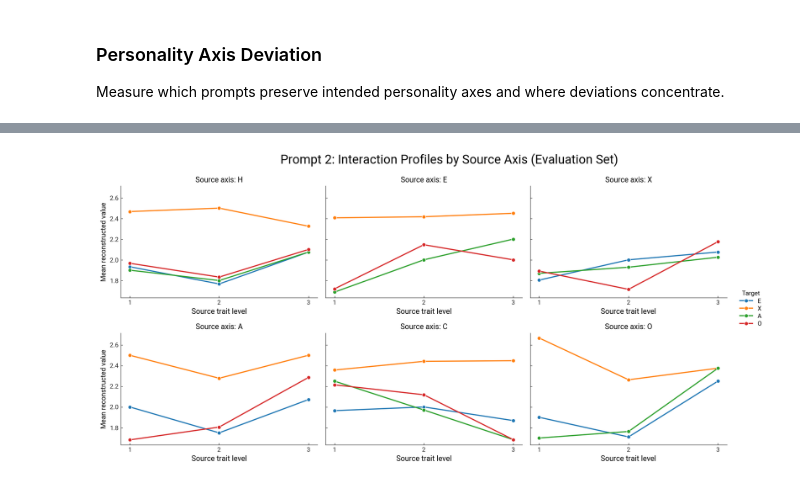
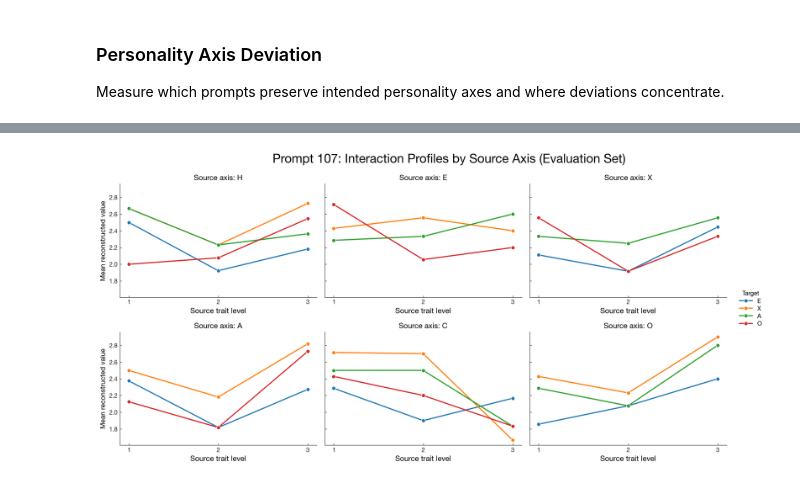
Before and after one commit to mo374z/PatientsWithPersonality, a Jupyter notebook: notebooks/eval_metaprompt_tuning.ipynb, the cells around one changed output, grey strips where cells are left out. Cells and saved outputs as stored; diff of their text form; code cells hidden in the pictures.

```diff
--- a/notebooks/eval_metaprompt_tuning.ipynb
+++ b/notebooks/eval_metaprompt_tuning.ipynb
@@ -397,5 +355,5 @@ eval_reward
 # %%
-eval_results = pd.read_csv("../results/metaprompt_tuning/eval_results.csv")
+eval_results = pd.read_csv(RESULTS_DIR / "eval_results.csv")
 
 ranking_df = eval_results.copy()
 if "prompt_id" not in ranking_df.columns:
@@ -672,21 +611,9 @@ Analyze how changing one trait parameter influences reconstruction on all person
 # %%
-prompt_focus_id = 2
-if "prompt_lookup" not in globals():
-    raise ValueError(
-        "prompt_lookup is required to map evaluation prompts to prompt IDs."
-    )
+prompt_focus_id = int(
+    ranking_df.loc[ranking_df["test_reward_rank"] == 1, "prompt_id"].iloc[0]
+)
 
-eval_reward = pd.read_csv("../results/metaprompt_tuning/eval_reward.csv")
-eval_reward["meta_prompt"] = eval_reward["meta_prompt"].astype(str).str.strip()
-eval_reward = eval_reward.merge(
-    prompt_lookup[["meta_prompt", "prompt_id"]],
-    on="meta_prompt",
-    how="left",
-    validate="many_to_one",
-)
-if eval_reward["prompt_id"].isna().any():
-    raise ValueError("Some eval_reward prompts could not be mapped to prompt_id.")
-eval_reward["prompt_id"] = eval_reward["prompt_id"].astype(int)
+eval_reward = load_eval_rewards()
 
 focus_df = eval_reward.loc[eval_reward["prompt_id"] == prompt_focus_id].copy()
 if focus_df.empty:
@@ -769,31 +696,31 @@ for i, source_axis in enumerate(source_labels):
     ax.set_xlabel("Source trait level")
     ax.set_ylabel("Mean reconstructed value", fontsize=11)
     ax.set_xticks(sorted(src_df["trait_level"].unique()))
     if i == 0:
         handles, labels = ax.get_legend_handles_labels()
         legend_handles = handles
         legend_labels = labels
         if ax.get_legend() is not None:
             ax.get_legend().remove()
 
 for j in range(n_sources, len(axes)):
     axes[j].axis("off")
 
 if legend_handles is not None and legend_labels is not None:
     fig.legend(
         legend_handles,
         legend_labels,
         title="Target",
         loc="center left",
         bbox_to_anchor=(0.9, 0.5),
         frameon=False,
     )
 
 fig.suptitle(
     f"Prompt {prompt_focus_id}: Interaction Profiles by Source Axis (Evaluation Set)",
     fontsize=20,
 )
 fig.tight_layout(rect=(0, 0, 0.9, 1))
 plt.show()
 # %% [output]
-[figure, old version]
+[figure, new version]
```
Also changed, not shown: parts of 16 cells of this notebook, 7 other files.
